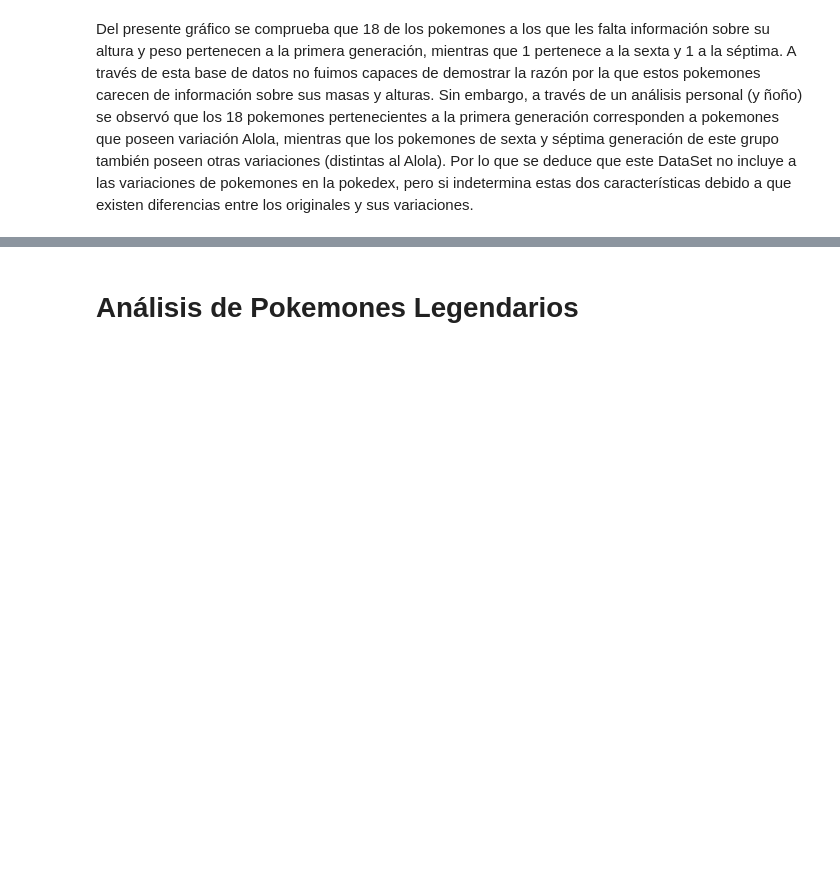
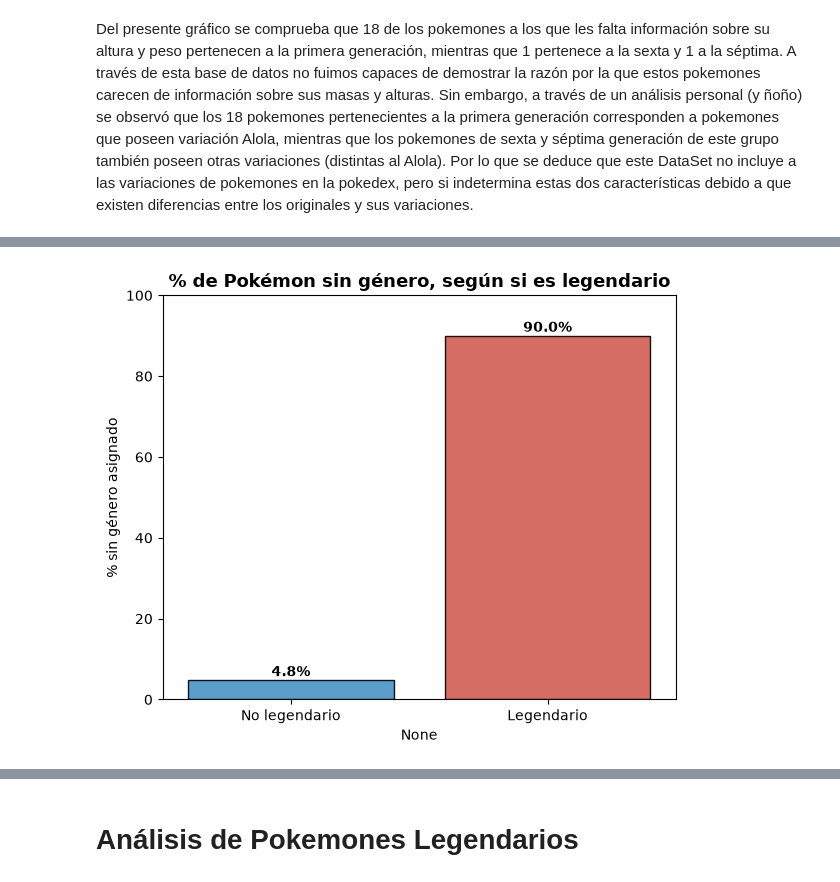
Before and after one commit to keitzeta/Pokemon-Inference-Classification-Outcomes, a Jupyter notebook: Pokemon.ipynb, the cells around one changed output, grey strips where cells are left out. Drawn from its saved outputs; the diff is of its cells as text; code cells hidden in the pictures; blank space fills up the shorter version.

```diff
--- a/Pokemon.ipynb
+++ b/Pokemon.ipynb
@@ -176,0 +156,18 @@ plt.show()
+# %%
+proporcion = PokemonSet.groupby('is_legendary')['percentage_male'].apply(lambda x: x.isna().mean() * 100)
+proporcion.index = ['No legendario', 'Legendario']
+
+plt.figure(figsize=(6, 5))
+ax = sns.barplot(x=proporcion.index, y=proporcion.values, hue=proporcion.index,
+                  palette=['#3498db', '#e74c3c'], legend=False, edgecolor='black', alpha=0.9)
+
+for i, v in enumerate(proporcion.values):
+    ax.text(i, v + 1, f'{v:.1f}%', ha='center', fontweight='bold')
+
+plt.title('% de Pokémon sin género, según si es legendario', fontweight='bold', fontsize=13)
+plt.ylabel('% sin género asignado')
+plt.ylim(0, 100)
+plt.tight_layout()
+plt.show()
+# %% [output]
+[figure, added]
```
Also changed, not shown: parts of 33 cells of this notebook.
